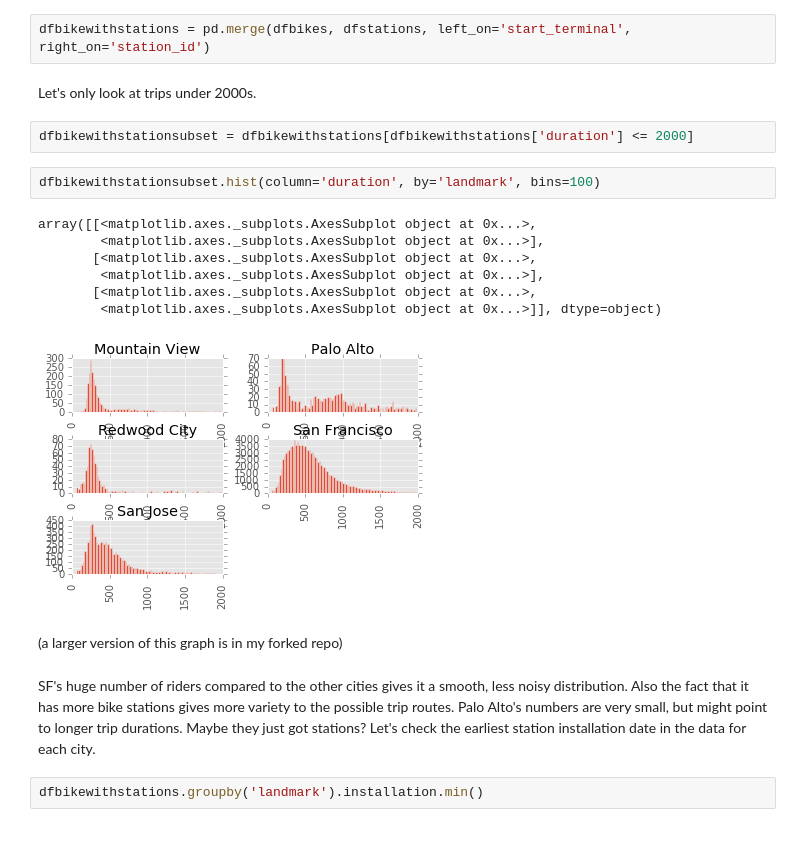
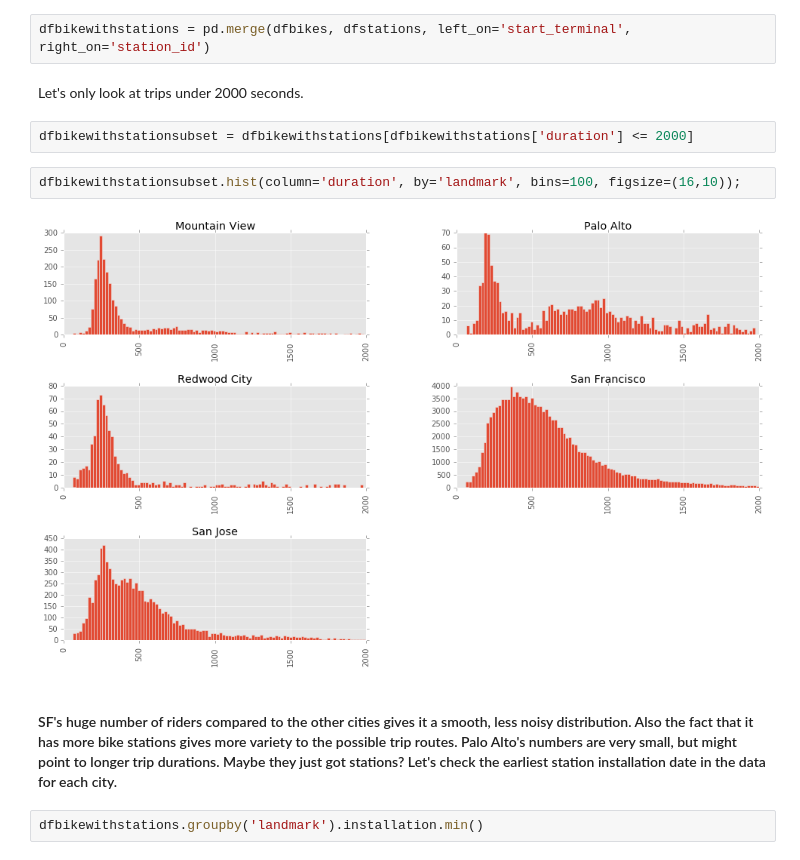
Before and after one commit to aritro6/Teacher-Rating, a Jupyter notebook: bikes.ipynb, the cells around one changed output. Drawn from its saved outputs; the diff is of its cells as text.

Commit message:
rewriting plotting repo

```diff
--- a/bikes.ipynb
+++ b/bikes.ipynb
@@ -131,23 +112,15 @@ dfstations = pd.read_csv('data/bay_area_bikeshare/201402_station_data_v2.csv', p
 # %%
 dfbikewithstations = pd.merge(dfbikes, dfstations, left_on='start_terminal', right_on='station_id')
 # %% [markdown]
-Let's only look at trips under 2000s.
+Let's only look at trips under 2000 seconds.
 # %%
 dfbikewithstationsubset = dfbikewithstations[dfbikewithstations['duration'] <= 2000]
 # %%
-dfbikewithstationsubset.hist(column='duration', by='landmark', bins=100)
+dfbikewithstationsubset.hist(column='duration', by='landmark', bins=100, figsize=(16,10));
 # %% [output]
-array([[<matplotlib.axes._subplots.AxesSubplot object at 0x...>,
-        <matplotlib.axes._subplots.AxesSubplot object at 0x...>],
-       [<matplotlib.axes._subplots.AxesSubplot object at 0x...>,
-        <matplotlib.axes._subplots.AxesSubplot object at 0x...>],
-       [<matplotlib.axes._subplots.AxesSubplot object at 0x...>,
-        <matplotlib.axes._subplots.AxesSubplot object at 0x...>]], dtype=object)
-[figure, old version]
+[figure, new version]
-# %% [markdown]
-(a larger version of this graph is in my forked repo)
 # %% [markdown]
-SF's huge number of riders compared to the other cities gives it a smooth, less noisy distribution. Also the fact that it has more bike stations gives more variety to the possible trip routes. Palo Alto's numbers are very small, but might point to longer trip durations. Maybe they just got stations? Let's check the earliest station installation date in the data for each city.
+#### SF's huge number of riders compared to the other cities gives it a smooth, less noisy distribution. Also the fact that it has more bike stations gives more variety to the possible trip routes. Palo Alto's numbers are very small, but might point to longer trip durations. Maybe they just got stations? Let's check the earliest station installation date in the data for each city.
 # %%
 dfbikewithstations.groupby('landmark').installation.min()
 # %% [output]
```
Also changed, not shown: parts of 16 cells of this notebook, 4 other files.
